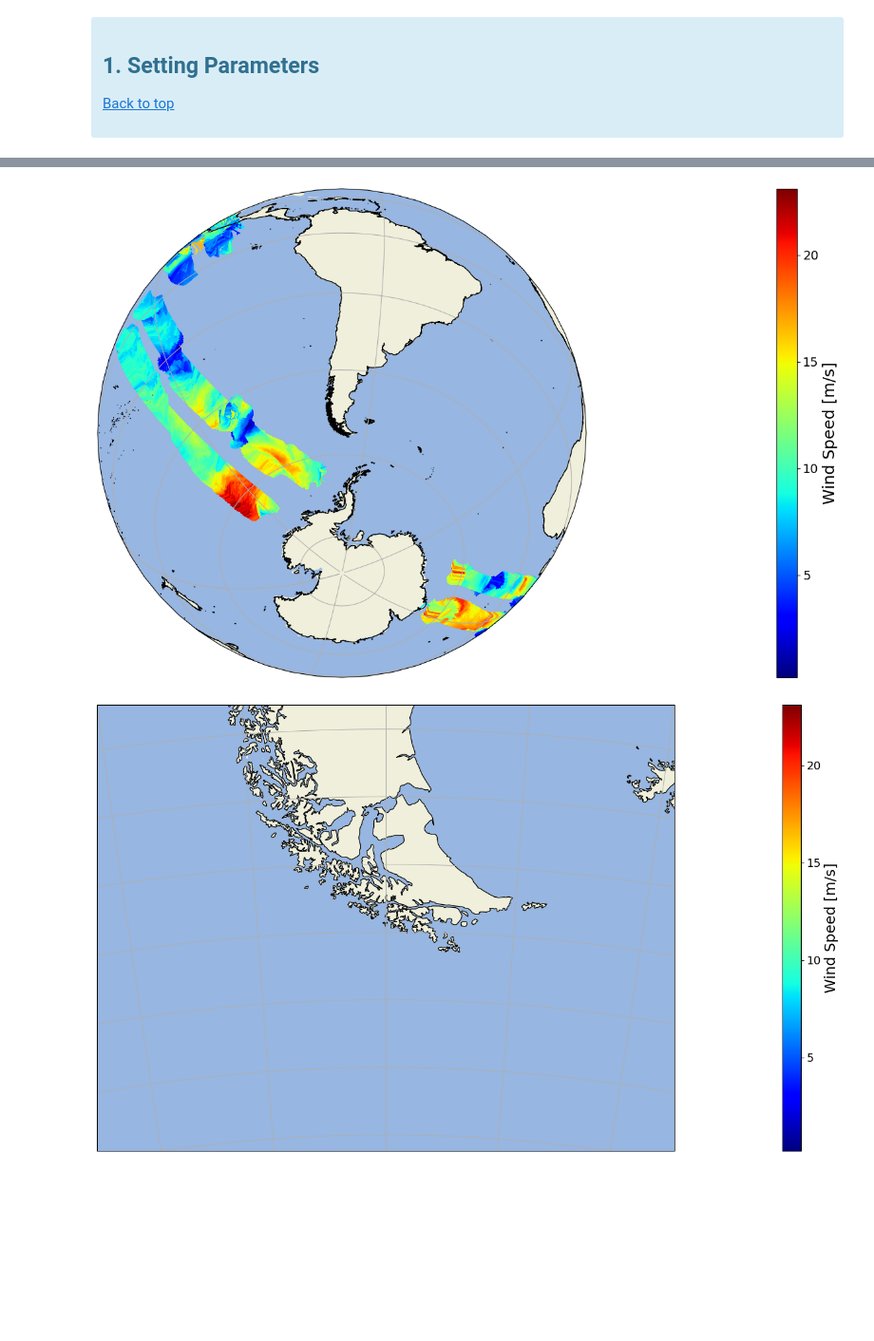
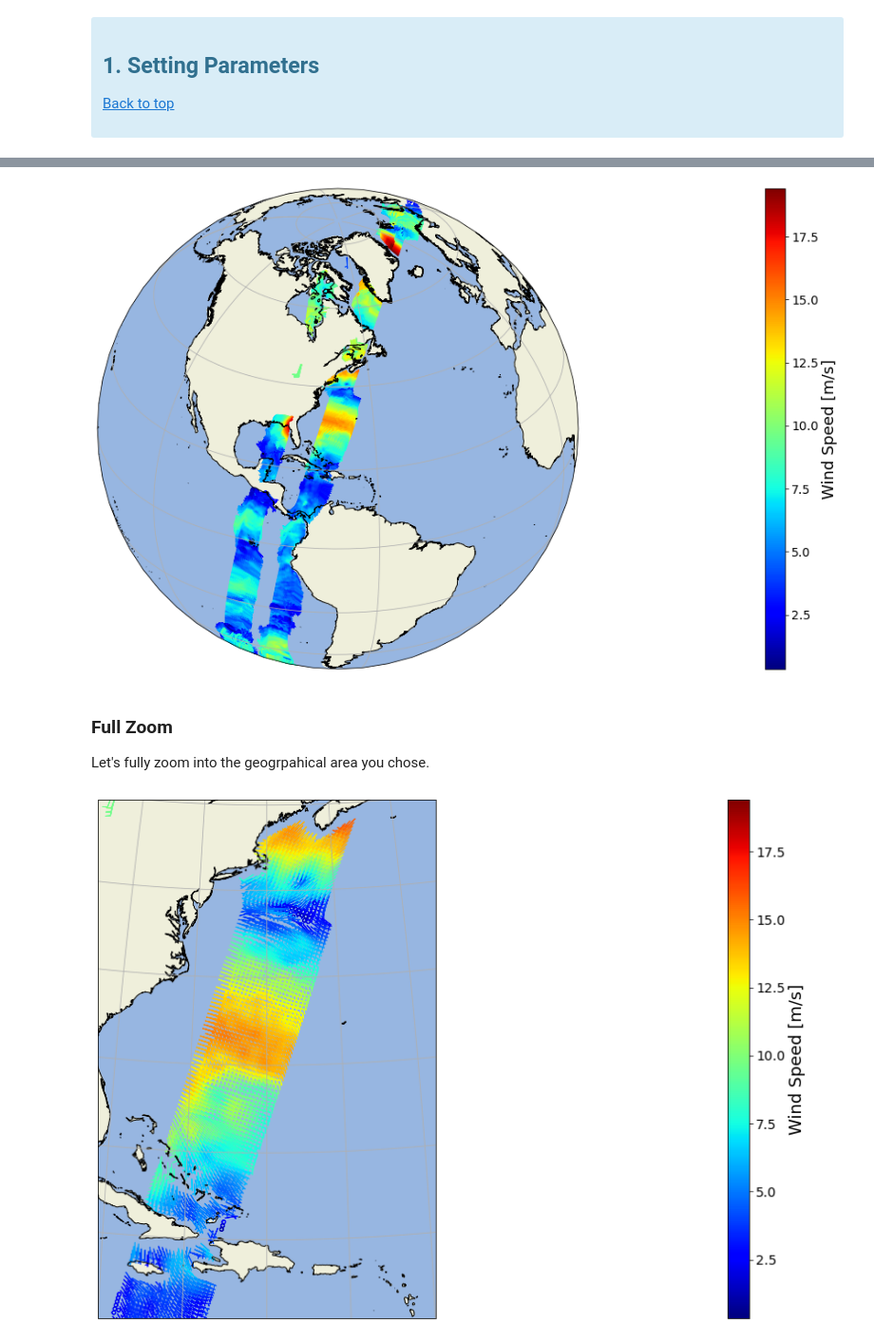
Before and after one commit to eumetsat/learn-osi-saf-wind, a Jupyter notebook: 1_OSI_SAF_wind_introductory/1_3_OSI_SAF_mapping_wind.ipynb, the cells around one changed output, grey strips where cells are left out. Shown: that part at 95% size. Drawn from its saved outputs; the diff is of its cells as text; code cells hidden in the pictures; blank space fills up the shorter version.

```diff
--- a/1_OSI_SAF_wind_introductory/1_3_OSI_SAF_mapping_wind.ipynb
+++ b/1_OSI_SAF_wind_introductory/1_3_OSI_SAF_mapping_wind.ipynb
@@ -78,4 +75,2 @@ warnings.filterwarnings('ignore')
 # %%
-# example code
-directory = 'ascat_b'
 cmap = mpl_cm.get_cmap('jet')
@@ -89,34 +92,42 @@ cmap = mpl_cm.get_cmap('jet')
 # %%
 fig = plt.figure(figsize=(16,9))
 
-projection=ccrs.PlateCarree()
+# set data projection and request output projection
 data_projection=ccrs.PlateCarree()
+output_projection=ccrs.PlateCarree()
 
-ax = plt.axes([0.05,0.05,0.75,0.85], projection=projection)
+# define plot carateristics
+ax = plt.axes([0.05,0.05,0.75,0.85], projection=output_projection)
 ax.set_global()
 ax.add_feature(cfeature.OCEAN, zorder=0)
 ax.add_feature(cfeature.LAND, zorder=0)
 ax.gridlines()
 ax.coastlines('10m')
 
+# open and plot osi saf netcdf wind files
 for filename in os.listdir(directory):
     if filename.endswith(".nc"):
-        nc = NetCDFFile(directory + '/' + filename)
+        nc = xr.open_dataset(directory + '/' + filename)
         lat = nc.variables['lat'][:]
         lon = nc.variables['lon'][:]
         wind_speed = nc.variables['wind_speed'][:]
         wind_dir = nc.variables['wind_dir'][:]
         wvc_quality_flag  = nc.variables['wvc_quality_flag'][:]
         nc.close()
+
+        # plotting wind barbs in cartopy requires u and v and components.
         u = np.full_like(lat,0)
         v = np.full_like(lat,0)
         u[:,:] = wind_speed * np.cos(np.radians(90 - wind_dir[:,:]))
         v[:,:] = wind_speed * np.sin(np.radians(90 - wind_dir[:,:]))
         stride = 1
+
+        # plotting wind barbs
         im = ax.barbs(lon[::stride,::stride], lat[::stride,::stride], u[::stride,::stride],
                   v[::stride,::stride], wind_speed[::stride,::stride], transform=data_projection,
                   cmap=cmap,  linewidth=1, length=5)
 
+# Adding a colorbar
 axc = fig.add_axes((0.85,0.05,0.02,0.85))
 cb = plt.colorbar(im, orientation='vertical', cax=axc)
 cb.set_label('Wind Speed [m/s]', fontsize=18)
@@ -126,6 +141,6 @@ cb.ax.tick_params(labelsize=14)
 # %%
-# setting geographical area
+# setting geographical area (preset is an example you need to adapt to your data)
 lon_min = -80
 lon_max = -60
-lat_min = -50
-lat_max = -60
+lat_min = 15
+lat_max = 45
@@ -132,73 +149,98 @@ lat_max = -60
 # %%
 fig = plt.figure(figsize=(16,9))
-projection=ccrs.Orthographic((lon_max+lon_min)/2,(lat_max+lat_min)/2)
+
+# set data projection and request output projection
 data_projection=ccrs.PlateCarree()
+output_projection=ccrs.Orthographic((lon_max+lon_min)/2,(lat_max+lat_min)/2)
 
-ax = plt.axes([0.05,0.05,0.75,0.85], projection=projection)
+# define plot carateristics
+ax = plt.axes([0.05,0.05,0.75,0.85], projection=output_projection)
 ax.set_global()
 ax.add_feature(cfeature.OCEAN, zorder=0)
 ax.add_feature(cfeature.LAND, zorder=0)
 ax.gridlines()
 ax.coastlines('10m')
 
+# open and plot osi saf netcdf wind files
 for filename in os.listdir(directory):
     if filename.endswith(".nc"):
-        nc = NetCDFFile(directory + '/' + filename)
+        nc = xr.open_dataset(directory + '/' + filename)
         lat = nc.variables['lat'][:]
         lon = nc.variables['lon'][:]
+        nplat=lat.to_numpy()
+        nplon=lon.to_numpy()
         wind_speed = nc.variables['wind_speed'][:]
         wind_dir = nc.variables['wind_dir'][:]
         wvc_quality_flag  = nc.variables['wvc_quality_flag'][:]
         nc.close()
-        u = np.full_like(lat,0)
-        v = np.full_like(lat,0)
+
+        # plotting wind barbs in cartopy requires u and v and components.
+        u = np.full_like(nplat,0)
+        v = np.full_like(nplat,0)
         u[:,:] = wind_speed * np.cos(np.radians(90 - wind_dir[:,:]))
         v[:,:] = wind_speed * np.sin(np.radians(90 - wind_dir[:,:]))
         stride = 1
-        im = ax.barbs(lon[::stride,::stride], lat[::stride,::stride], u[::stride,::stride],
+
+       # plotting wind barbs
+        im = ax.barbs(nplon[::stride,::stride], nplat[::stride,::stride], u[::stride,::stride],
                   v[::stride,::stride], wind_speed[::stride,::stride], transform=data_projection,
                   cmap=cmap,  linewidth=1, length=5)
 
+# Adding a colorbar
 axc = fig.add_axes((0.85,0.05,0.02,0.85))
 cb = plt.colorbar(im, orientation='vertical', cax=axc)
 cb.set_label('Wind Speed [m/s]', fontsize=18)
 cb.ax.tick_params(labelsize=14)
 # %% [output]
-[figure, old version]
+[figure, new version]
+# %% [markdown]
+### Full Zoom
+Let's fully zoom into the geogrpahical area you chose.
 # %%
 fig = plt.figure(figsize=(16,9))
-projection=ccrs.Orthographic((lon_max+lon_min)/2,(lat_max+lat_min)/2)
+
+# set data projection and request output projection
 data_projection=ccrs.PlateCarree()
+output_projection=ccrs.Orthographic((lon_max+lon_min)/2,(lat_max+lat_min)/2)
 
-ax = plt.axes([0.05,0.05,0.75,0.85], projection=projection)
+# define plot carateristics
+ax = plt.axes([0.05,0.05,0.75,0.85], projection=output_projection)
 ax.set_extent([lon_min, lon_max, lat_min, lat_max])
 ax.add_feature(cfeature.OCEAN, zorder=0)
 ax.add_feature(cfeature.LAND, zorder=0)
 ax.gridlines()
 ax.coastlines('10m')
 
+# open and plot osi saf netcdf wind files
 for filename in os.listdir(directory):
     if filename.endswith(".nc"):
-        nc = NetCDFFile(directory + '/' + filename)
+        nc = xr.open_dataset(directory + '/' + filename)
         lat = nc.variables['lat'][:]
         lon = nc.variables['lon'][:]
+        nplat=lat.to_numpy()
+        nplon=lon.to_numpy()
         wind_speed = nc.variables['wind_speed'][:]
         wind_dir = nc.variables['wind_dir'][:]
         wvc_quality_flag  = nc.variables['wvc_quality_flag'][:]
         nc.close()
-        u = np.full_like(lat,0)
-        v = np.full_like(lat,0)
+
+        # plotting wind barbs in cartopy requires u and v and components.
+        u = np.full_like(nplat,0)
+        v = np.full_like(nplat,0)
         u[:,:] = wind_speed * np.cos(np.radians(90 - wind_dir[:,:]))
         v[:,:] = wind_speed * np.sin(np.radians(90 - wind_dir[:,:]))
         stride = 1
-        im = ax.barbs(lon[::stride,::stride], lat[::stride,::stride], u[::stride,::stride],
+
+        # plotting wind barbs
+        im = ax.barbs(nplon[::stride,::stride], nplat[::stride,::stride], u[::stride,::stride],
                   v[::stride,::stride], wind_speed[::stride,::stride], transform=data_projection,
                   cmap=cmap,  linewidth=1, length=5)
 
+# Adding a colorbar
 axc = fig.add_axes((0.85,0.05,0.02,0.85))
 cb = plt.colorbar(im, orientation='vertical', cax=axc)
 cb.set_label('Wind Speed [m/s]', fontsize=18)
 cb.ax.tick_params(labelsize=14)
 # %% [output]
-[figure, old version]
+[figure, new version]
 # %% [markdown]
```
Also changed, not shown: parts of 17 cells of this notebook, 9 other files.
